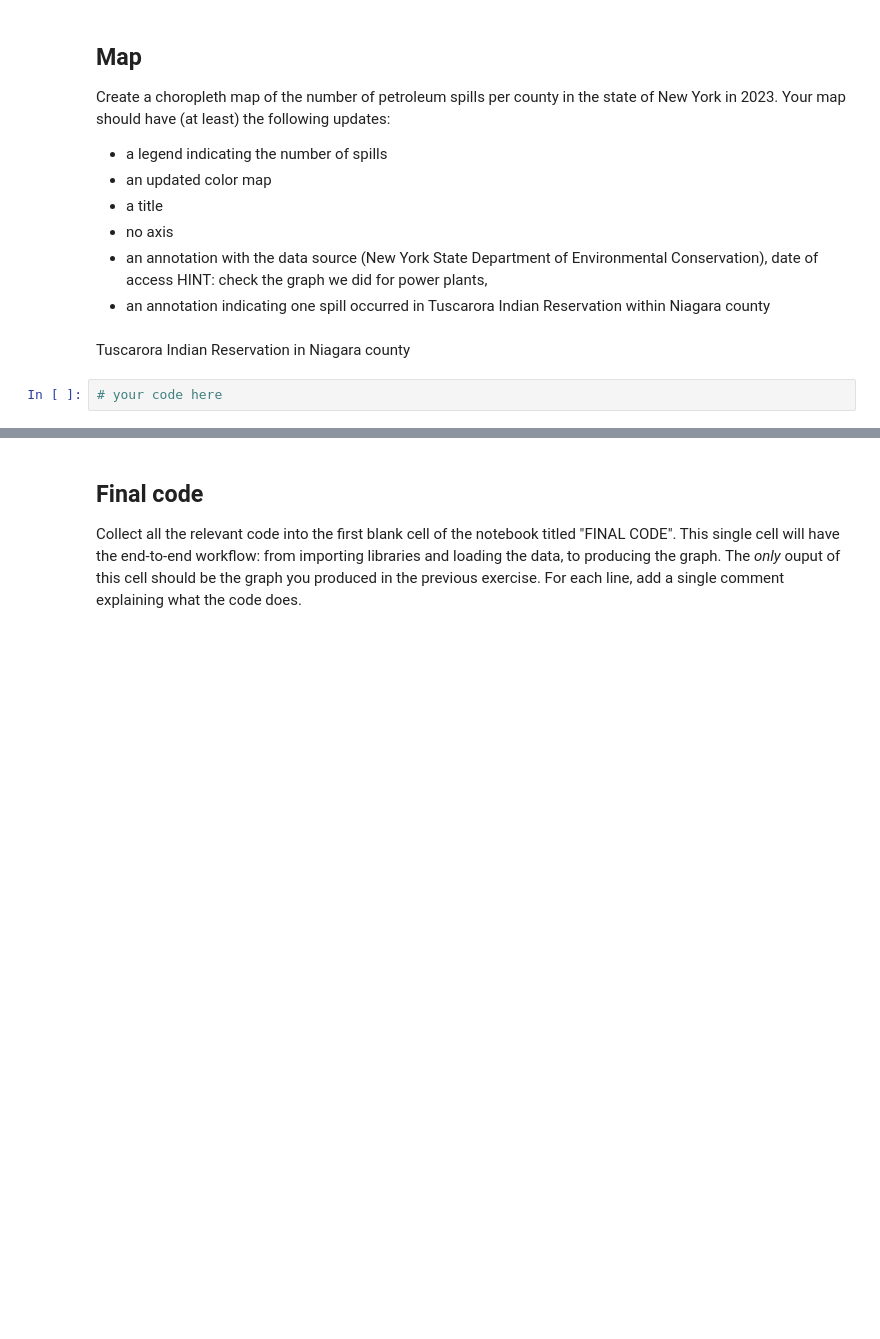
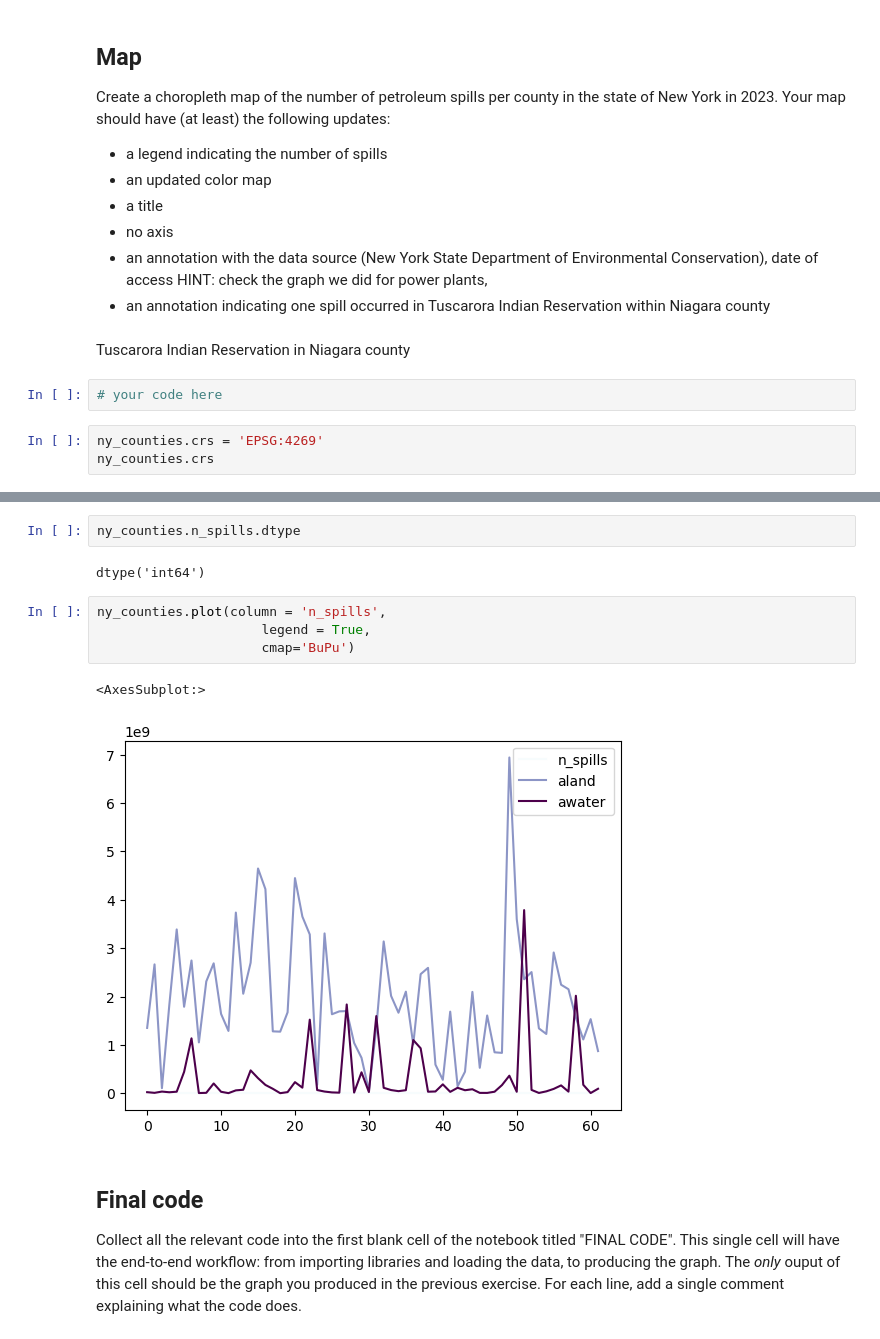
Before and after one commit to saingersoll/eds220-hwk-3, a Jupyter notebook: hwk3-task1-spills.ipynb, the cells around one changed output, grey strips where cells are left out. Drawn from its saved outputs; the diff is of its cells as text; blank space fills up the shorter version.

```diff
--- a/hwk3-task1-spills.ipynb
+++ b/hwk3-task1-spills.ipynb
@@ -570,3 +572,6 @@ Your map should have (at least) the following updates:
 Tuscarora Indian Reservation in Niagara county
 # %%
 # your code here
+# %%
+ny_counties.crs = 'EPSG:4269'
+ny_counties.crs
@@ -573,3 +589,14 @@ Tuscarora Indian Reservation in Niagara county
+# %%
+ny_counties.n_spills.dtype
+# %% [output]
+dtype('int64')
+# %%
+ny_counties.plot(column = 'n_spills',
+                     legend = True,
+                     cmap='BuPu')
+# %% [output]
+<AxesSubplot:>
+[figure, added]
 # %% [markdown]
 ## Final code
 
```
Also changed, not shown: parts of 4 cells of this notebook.
